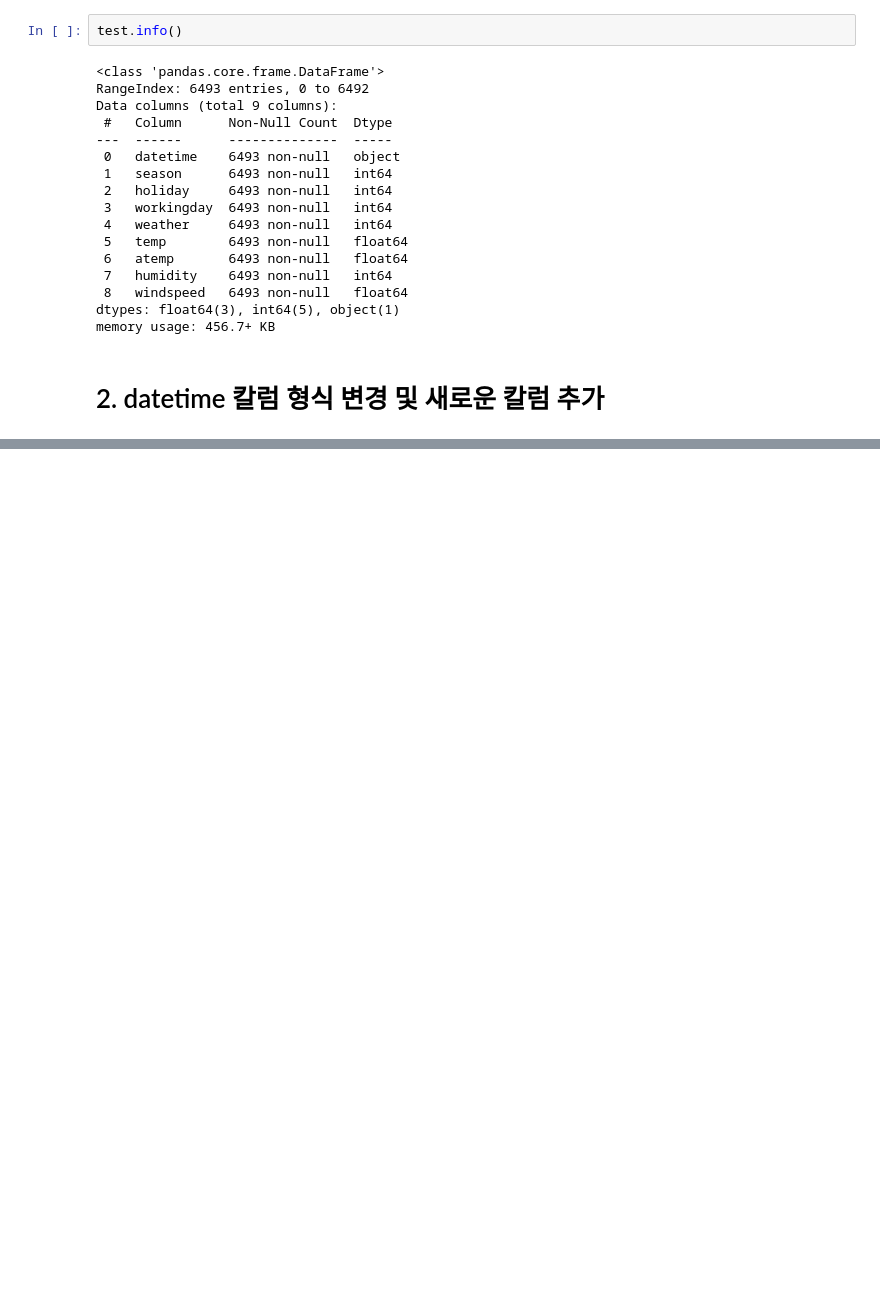
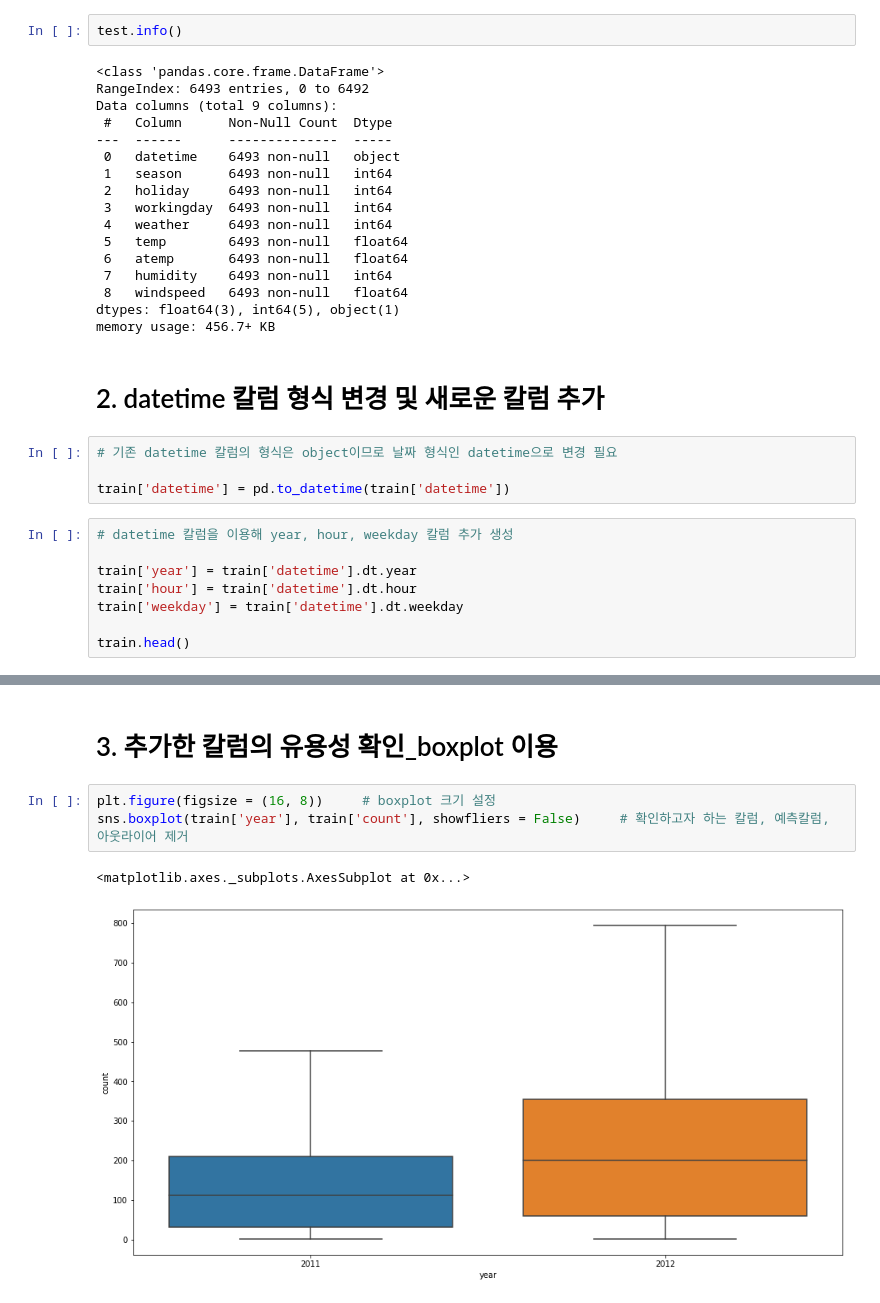
Before and after one commit to psuny1116/kaggle, a Jupyter notebook: Bike Sharing Demand.ipynb, the cells around one changed output, grey strips where cells are left out. Cells and saved outputs as stored; diff of their text form; blank space fills up the shorter version.

```diff
--- a/Bike Sharing Demand.ipynb
+++ b/Bike Sharing Demand.ipynb
@@ -125,3 +125,15 @@ dtypes: float64(3), int64(5), object(1)
 memory usage: 456.7+ KB
 # %% [markdown]
 # 2. datetime 칼럼 형식 변경 및 새로운 칼럼 추가
+# %%
+# 기존 datetime 칼럼의 형식은 object이므로 날짜 형식인 datetime으로 변경 필요
+
+train['datetime'] = pd.to_datetime(train['datetime'])
+# %%
+# datetime 칼럼을 이용해 year, hour, weekday 칼럼 추가 생성
+
+train['year'] = train['datetime'].dt.year
+train['hour'] = train['datetime'].dt.hour
+train['weekday'] = train['datetime'].dt.weekday
+
+train.head()
@@ -127,0 +164,8 @@ memory usage: 456.7+ KB
+# %% [markdown]
+# 3. 추가한 칼럼의 유용성 확인_boxplot 이용
+# %%
+plt.figure(figsize = (16, 8))     # boxplot 크기 설정
+sns.boxplot(train['year'], train['count'], showfliers = False)     # 확인하고자 하는 칼럼, 예측칼럼, 아웃라이어 제거
+# %% [output]
+<matplotlib.axes._subplots.AxesSubplot at 0x...>
+[figure, added]
```
Also changed, not shown: parts of 18 cells of this notebook.
